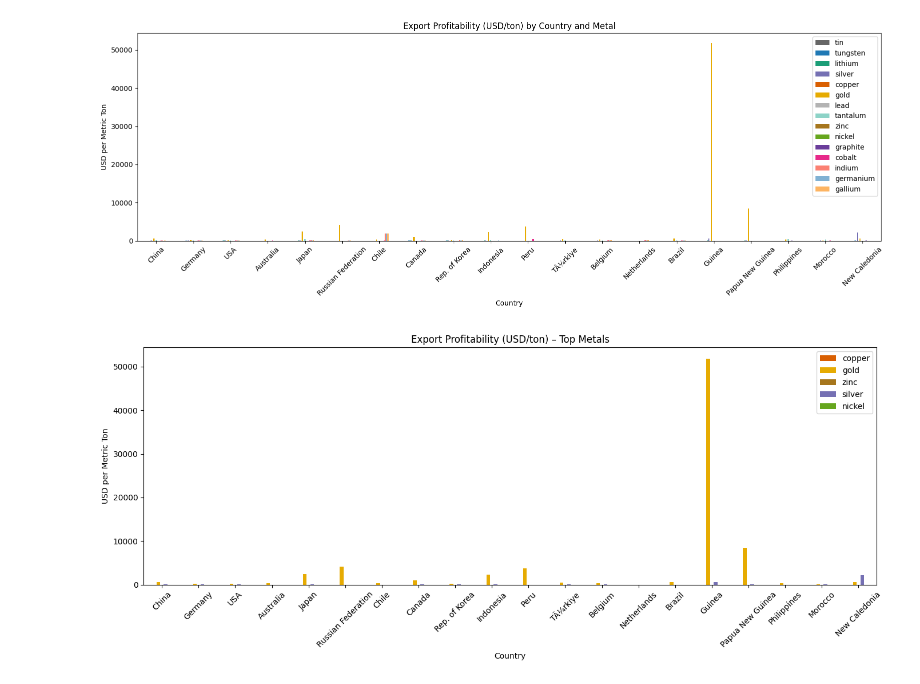
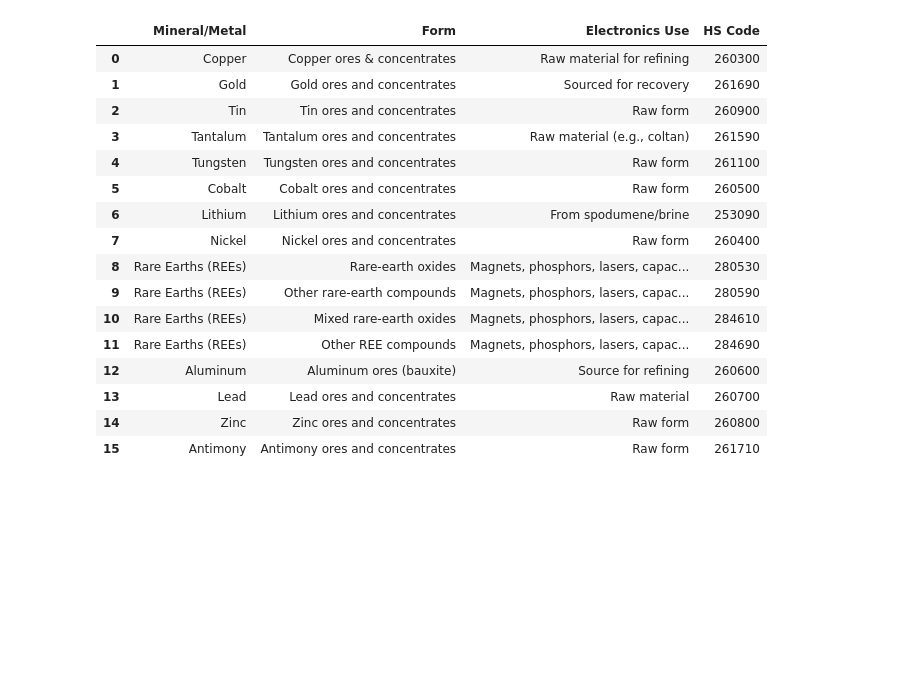
Before and after one commit to pgunhal/E-Waste-Research, a Jupyter notebook: src/mining_metalwise_analysis_stacked.ipynb, the cells around one changed output. Saved outputs shown, nothing was run; the diff lists cells and outputs as text; code cells hidden in the pictures; blank space fills up the shorter version.

```diff
--- a/src/mining_metalwise_analysis_stacked.ipynb
+++ b/src/mining_metalwise_analysis_stacked.ipynb
@@ -116,48 +17,32 @@ plt.show()
-# %%
-#  USD PER TON ANALYSIS
-# Replace zeros with NaN to avoid divide-by-zero in profitability calc
-quantity_df_clean = quantity_df.replace(0, float('nan'))
-value_per_ton_df = value_df / quantity_df_clean
-
-# Filter for top exporters only
-value_per_ton_top = value_per_ton_df.loc[top_exporters]
-
-#  PLOT PROFITABILITY
-fig, ax = plt.subplots(figsize=(16, 6))
-value_per_ton_top[valid_metals].plot(kind="bar", ax=ax, color=colors)
-ax.set_title("Export Profitability (USD/ton) by Country and Metal")
-ax.set_ylabel("USD per Metric Ton")
-ax.set_xlabel("Country")
-plt.xticks(rotation=45)
-plt.tight_layout()
-plt.show()
-
-#  EXPORT PROFILE RATIO
-# Normalize values: value as a % of total export value by country
-normalized_value = value_df.div(value_df.sum(axis=1), axis=0)
-normalized_quantity = quantity_df.div(quantity_df.sum(axis=1), axis=0)
-
-# Compute imbalance: who exports more value relative to tonnage
-profile_diff = normalized_value - normalized_quantity
-profile_diff_top = profile_diff.loc[top_exporters]
-
-
-top_metals = value_df[valid_metals].sum().nlargest(5).index.tolist()
-top_colors = [color_map[m] for m in top_metals]
-
-#  USD PER TON
-quantity_df_clean = quantity_df.replace(0, float('nan'))
-value_per_ton_df = value_df / quantity_df_clean
-value_per_ton_top = value_per_ton_df.loc[top_exporters]
-
-fig, ax = plt.subplots(figsize=(14, 6))
-value_per_ton_top[top_metals].plot(kind="bar", ax=ax, color=top_colors)
-ax.set_title("Export Profitability (USD/ton) – Top Metals")
-ax.set_ylabel("USD per Metric Ton")
-ax.set_xlabel("Country")
-plt.xticks(rotation=45)
-plt.tight_layout()
-plt.show()
-# %% [output]
-[figure, removed]
-[figure, removed]
+# %%
+import os
+import pandas as pd
+import matplotlib.pyplot as plt
+from collections import defaultdict
+
+# CONFIGURATION
+base_dir = "../data"
+country_code_file = "../ref/country_codes_V202501.csv"
+years = [2012, 2013, 2014, 2015, 2016, 2017, 2018, 2019, 2020, 2021, 2022, 2023]
+# years = [2023]
+mining_hs_codes = pd.read_csv("../ref/mining-hs-codes.csv")
+# %%
+mining_hs_codes
+# %% [output]
+|  | Mineral/Metal | Form | Electronics Use | HS Code |
+| 0 | Copper | Copper ores & concentrates | Raw material for refining | 260300 |
+| 1 | Gold | Gold ores and concentrates | Sourced for recovery | 261690 |
+| 2 | Tin | Tin ores and concentrates | Raw form | 260900 |
+| 3 | Tantalum | Tantalum ores and concentrates | Raw material (e.g., coltan) | 261590 |
+| 4 | Tungsten | Tungsten ores and concentrates | Raw form | 261100 |
+| 5 | Cobalt | Cobalt ores and concentrates | Raw form | 260500 |
+| 6 | Lithium | Lithium ores and concentrates | From spodumene/brine | 253090 |
+| 7 | Nickel | Nickel ores and concentrates | Raw form | 260400 |
+| 8 | Rare Earths (REEs) | Rare-earth oxides | Magnets, phosphors, lasers, capac... | 280530 |
+| 9 | Rare Earths (REEs) | Other rare-earth compounds | Magnets, phosphors, lasers, capac... | 280590 |
+| 10 | Rare Earths (REEs) | Mixed rare-earth oxides | Magnets, phosphors, lasers, capac... | 284610 |
+| 11 | Rare Earths (REEs) | Other REE compounds | Magnets, phosphors, lasers, capac... | 284690 |
+| 12 | Aluminum | Aluminum ores (bauxite) | Source for refining | 260600 |
+| 13 | Lead | Lead ores and concentrates | Raw material | 260700 |
+| 14 | Zinc | Zinc ores and concentrates | Raw form | 260800 |
+| 15 | Antimony | Antimony ores and concentrates | Raw form | 261710 |
```
Also changed, not shown: parts of 12 cells of this notebook, 5 other files.
